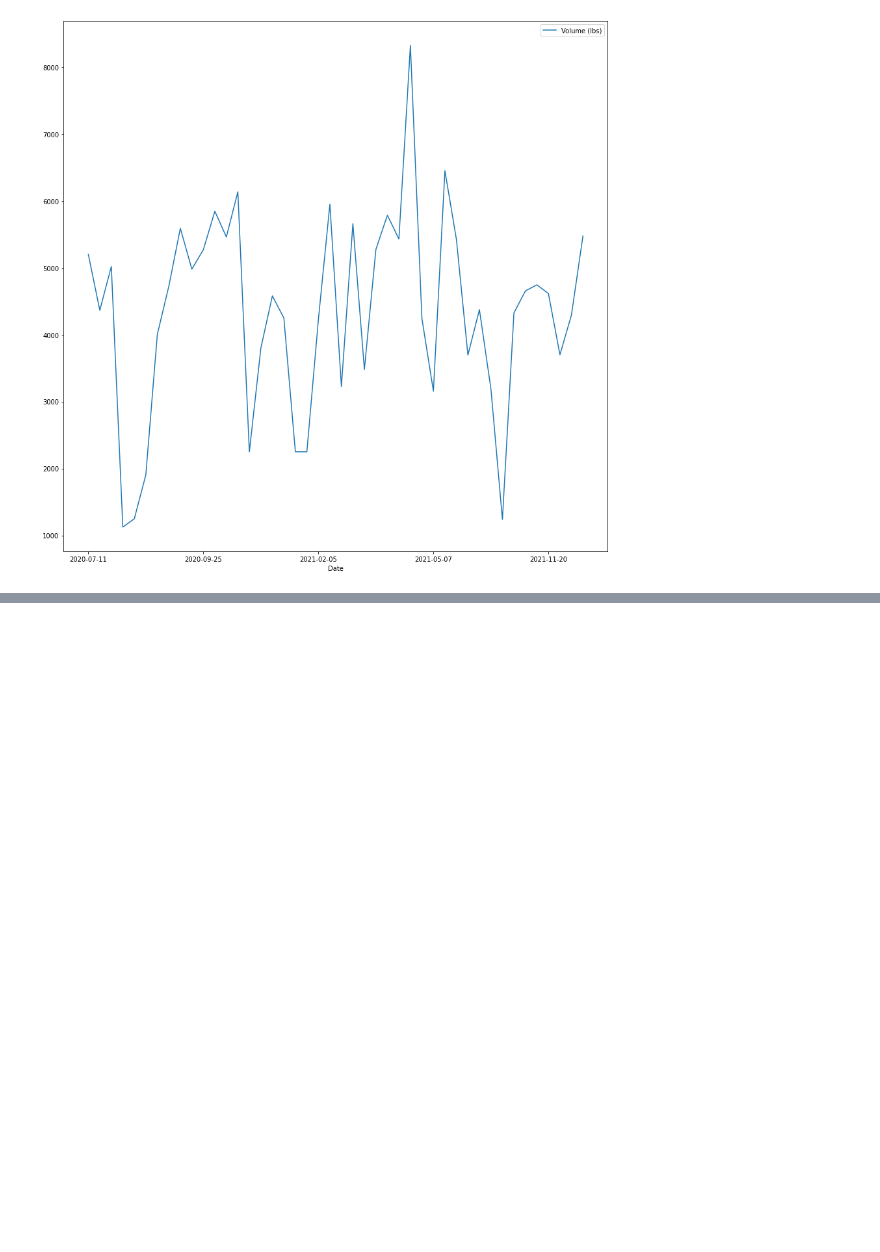
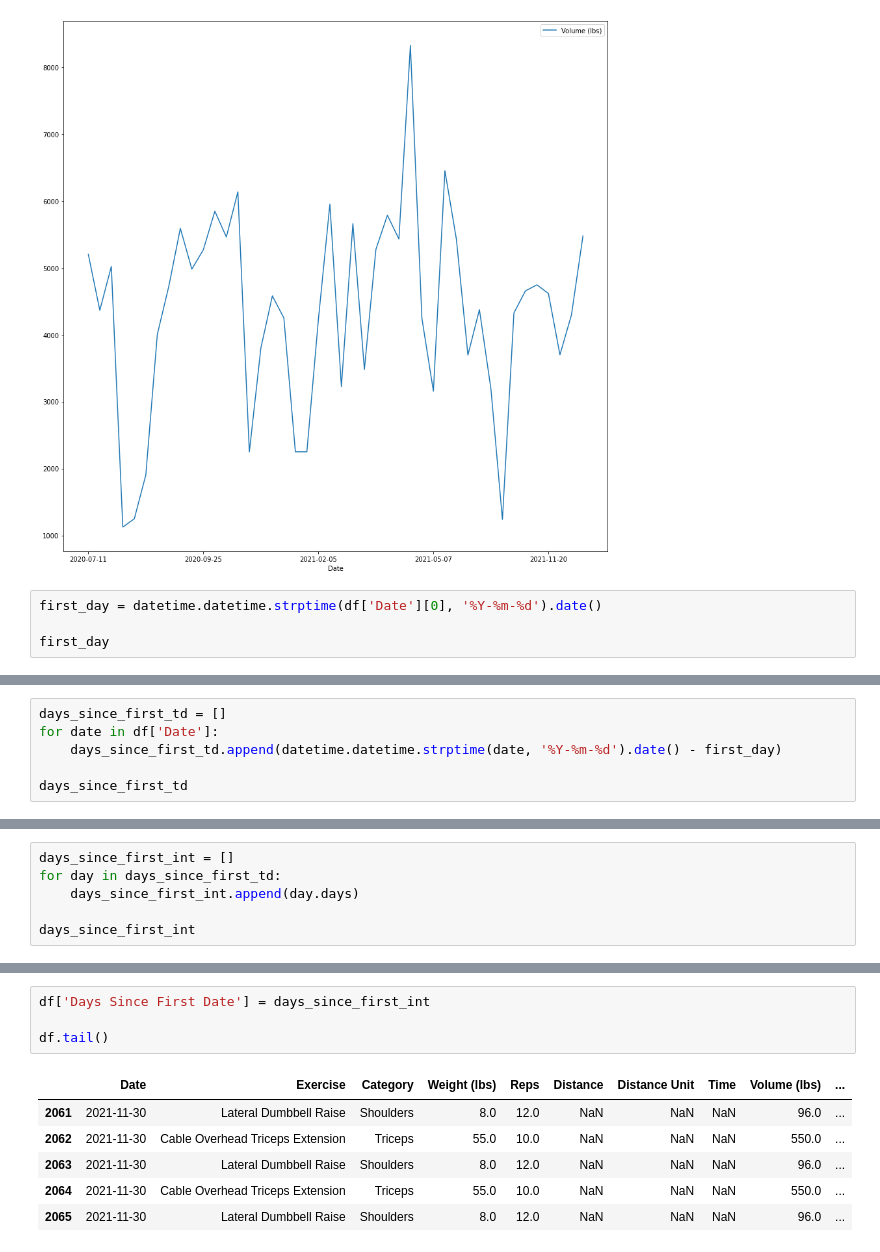
Before and after one commit to moferg/fitness-tracker, a Jupyter notebook: testing/fitnotes_test.ipynb, the cells around one changed output, grey strips where cells are left out. Cells and saved outputs as stored; diff of their text form; blank space fills up the shorter version.

Commit message:
added int version of timedelta since first day to main df

```diff
--- a/testing/fitnotes_test.ipynb
+++ b/testing/fitnotes_test.ipynb
@@ -158,3 +159,7 @@ df_bench_group_date.plot(y = 'Volume (lbs)', figsize = [15, 15])
 # %% [output]
 <AxesSubplot:xlabel='Date'>
 [figure]
+# %%
+first_day = datetime.datetime.strptime(df['Date'][0], '%Y-%m-%d').date()
+
+first_day
@@ -160,0 +168,6 @@ df_bench_group_date.plot(y = 'Volume (lbs)', figsize = [15, 15])
+# %%
+days_since_first_td = []
+for date in df['Date']:
+    days_since_first_td.append(datetime.datetime.strptime(date, '%Y-%m-%d').date() - first_day)
+
+days_since_first_td
@@ -160,0 +192,6 @@ df_bench_group_date.plot(y = 'Volume (lbs)', figsize = [15, 15])
+# %%
+days_since_first_int = []
+for day in days_since_first_td:
+    days_since_first_int.append(day.days)
+
+days_since_first_int
@@ -160,0 +216,11 @@ df_bench_group_date.plot(y = 'Volume (lbs)', figsize = [15, 15])
+# %%
+df['Days Since First Date'] = days_since_first_int
+
+df.tail()
+# %% [output]
+|  | Date | Exercise | Category | Weight (lbs) | Reps | Distance | Distance Unit | Time | Volume (lbs) | ... |
+| 2061 | 2021-11-30 | Lateral Dumbbell Raise | Shoulders | 8.0 | 12.0 | NaN | NaN | NaN | 96.0 | ... |
+| 2062 | 2021-11-30 | Cable Overhead Triceps Extension | Triceps | 55.0 | 10.0 | NaN | NaN | NaN | 550.0 | ... |
+| 2063 | 2021-11-30 | Lateral Dumbbell Raise | Shoulders | 8.0 | 12.0 | NaN | NaN | NaN | 96.0 | ... |
+| 2064 | 2021-11-30 | Cable Overhead Triceps Extension | Triceps | 55.0 | 10.0 | NaN | NaN | NaN | 550.0 | ... |
+| 2065 | 2021-11-30 | Lateral Dumbbell Raise | Shoulders | 8.0 | 12.0 | NaN | NaN | NaN | 96.0 | ... |
```
Also changed, not shown: parts of 5 cells of this notebook.
